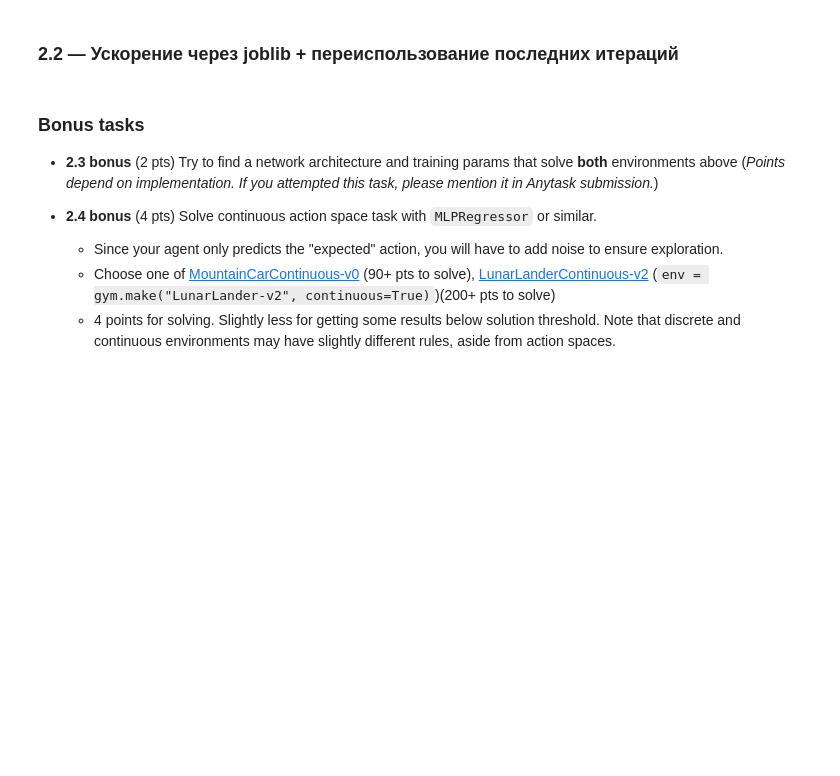
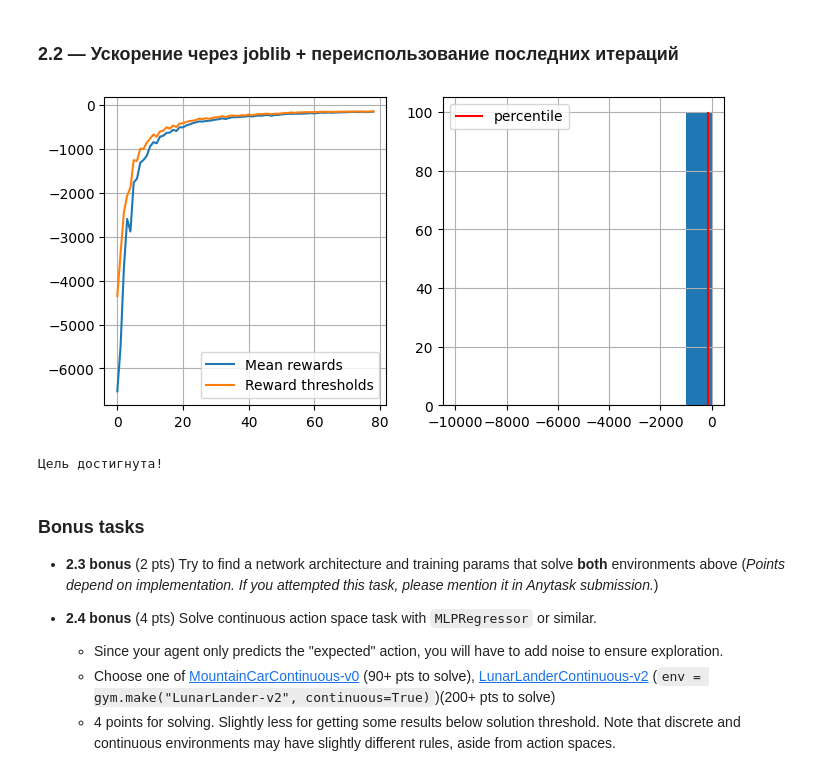
Before and after one commit to JKurdina/Practical_RL, a Jupyter notebook: deep_crossentropy_method.ipynb, the cells around one changed output. Cells and saved outputs as stored; diff of their text form; code cells hidden in the pictures; blank space fills up the shorter version.

```diff
--- a/deep_crossentropy_method.ipynb
+++ b/deep_crossentropy_method.ipynb
@@ -461,34 +464,38 @@ percentile_fast = 70
 n_reuse = 4  # переиспользуем сессии из последних 4 итераций
 log_fast = []
 history = deque(maxlen=n_reuse)
 
 for i in range(100):
     # Параллельная генерация сессий
     new_sessions = Parallel(n_jobs=-1)(
         delayed(generate_session_worker)() for _ in range(n_sessions_fast)
     )
     history.append(new_sessions)
 
     # Объединяем сессии из нескольких последних итераций
     all_sessions = [s for batch in history for s in batch]
-    states_batch, actions_batch, rewards_batch = map(np.array, zip(*all_sessions))
+    states_batch, actions_batch, rewards_batch = zip(*all_sessions)
+    rewards_batch = np.array(rewards_batch)
 
     reward_threshold = np.percentile(rewards_batch, percentile_fast)
     elite_states, elite_actions = [], []
     for states, actions, reward in zip(states_batch, actions_batch, rewards_batch):
         if reward > reward_threshold:
             elite_states.extend(states)
             elite_actions.extend(actions)
 
     if len(elite_states) > 0:
         agent_mc2.partial_fit(elite_states, elite_actions)
 
     curr_rewards = np.array([r for _, _, r in new_sessions])
     show_progress(curr_rewards, log_fast, percentile_fast, reward_range=[-10000, 0])
 
     if np.mean(curr_rewards) > -150:
         print("Цель достигнута!")
         break
+# %% [output]
+[figure, added]
+Цель достигнута!
 # %% [markdown]
 ### Bonus tasks
 
```
Also changed, not shown: parts of 2 cells of this notebook.
